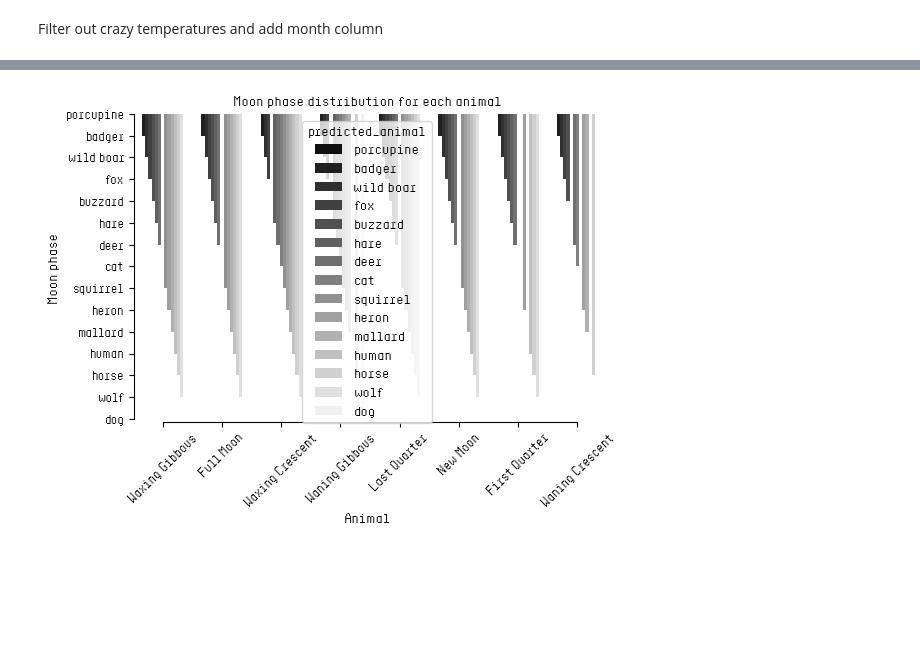
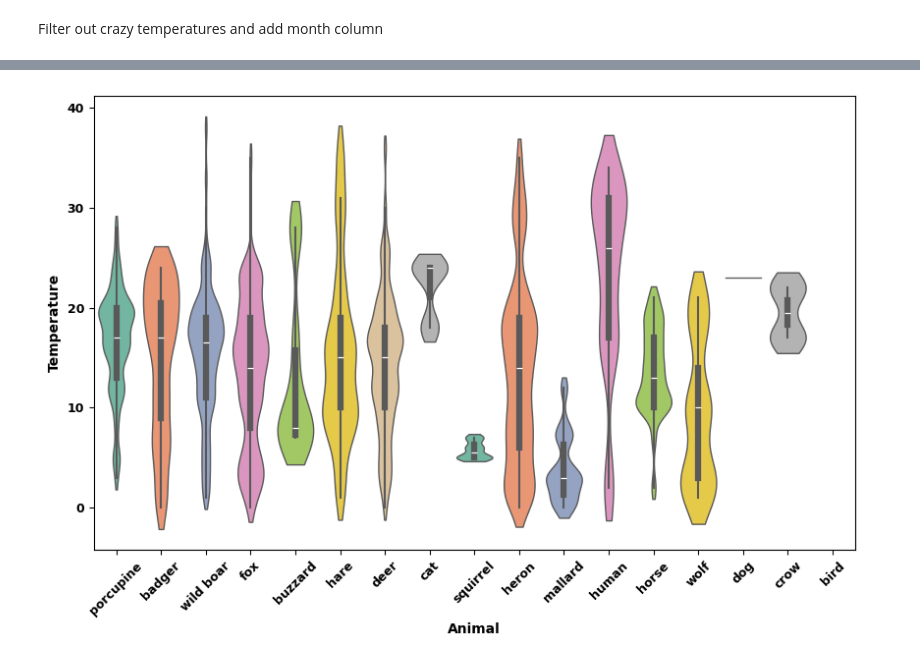
Before and after one commit to aculei/aculei-ai, a Jupyter notebook: notebooks/viz.ipynb, the cells around one changed output, grey strips where cells are left out. Cells and saved outputs as stored; diff of their text form; code cells hidden in the pictures; blank space fills up the shorter version.

```diff
--- a/notebooks/viz.ipynb
+++ b/notebooks/viz.ipynb
@@ -8,10 +8,12 @@ import os
 import seaborn as sns
 import matplotlib.pyplot as plt
 from matplotlib import font_manager
+import requests
+import matplotlib as mpl
 
 from PIL import Image
 
-font_path = 'assets/Q-04LITE-Regular.ttf'
+font_path = '../assets/Q-04LITE-Regular.ttf'
 font_manager.fontManager.addfont(font_path)
 prop = font_manager.FontProperties(fname=font_path)
 
@@ -21,16 +23,16 @@ rc_params = {
     'xtick.labelsize': 9,
     'ytick.labelsize': 9,
     'legend.fontsize': 10,
-    'figure.figsize': (6, 4),
+    'figure.figsize': (10, 6),
     'font.weight': 'bold',
     'font.family': 'sans-serif',
-    'font.sans-serif': prop.get_name(),
+    # 'font.sans-serif': prop.get_name(),
     'axes.labelweight': 'bold',
 }
 
 plt.rcParams.update(rc_params)
 # %%
-data_folder = 'data/'
+data_folder = '../data/'
 image_folder = 'images-compressed/'
 d_archive = pd.read_csv(os.path.join(data_folder, 'archive.csv'))
 d_experience = pd.read_csv(os.path.join(data_folder, 'experience.csv'))
@@ -74,0 +68,3 @@ df.head()
+# %%
+palette = sns.color_palette("Set2", n_colors=df['predicted_animal'].nunique())
+df.head()
@@ -99,6 +93,4 @@ plt.show()
 # %%
-palette = sns.color_palette("gray", n_colors=df.predicted_animal.nunique())
-
 f, ax = plt.subplots()
 c = sns.countplot(df, x="predicted_animal", hue="predicted_animal", legend=False, ec="black", ax=ax, palette=palette)
 
@@ -109,7 +101,6 @@ for p in c.patches:
                xytext = (0, 9),
                textcoords = 'offset points')
 
-ax.set_title('Animals detected')
 ax.set_xlabel('Animal')
 ax.set_ylabel('Count')
 ax.set_xticks(ax.get_xticks())
@@ -121,25 +164,18 @@ plt.show()
 # %%
-palette = sns.color_palette("gray", n_colors=df.predicted_animal.nunique())
 f, ax = plt.subplots()
 
-# v = sns.violinplot(data=df, hue="predicted_animal", x="predicted_animal", y="moon_phase",
-#                bw_adjust=.5, cut=1, linewidth=1, legend=False, ax=ax, palette=palette)
-v = sns.barplot(data=df, hue="predicted_animal", y="predicted_animal", x="moon_phase",
-                 ax=ax, palette=palette)
+v = sns.violinplot(data=df, hue="predicted_animal", x="predicted_animal", y="temperature",
+               bw_adjust=.5, cut=1, linewidth=1, legend=False, ax=ax, palette=palette)
 
-ax.set_ylabel('Moon Phase')
+ax.set_ylabel('Temperature')
 ax.set_xlabel('Animal')
 
 ax.set_xticks(ax.get_xticks())
 ax.set_xticklabels(ax.get_xticklabels(), rotation=45)
 
-v.axes.margins(.01)
-sns.despine(trim=True)
+# v.axes.margins(.02)
+# sns.despine(trim=True)
 
-plt.title('Moon phase distribution for each animal')
 plt.show()
-
-# Save the figure as svg
-fig.savefig("assets/moon_phase.svg", format='svg', bbox_inches='tight')
 # %% [output]
-[figure, old version]
+[figure, new version]
```
Also changed, not shown: parts of 13 cells of this notebook, 4 other files.
